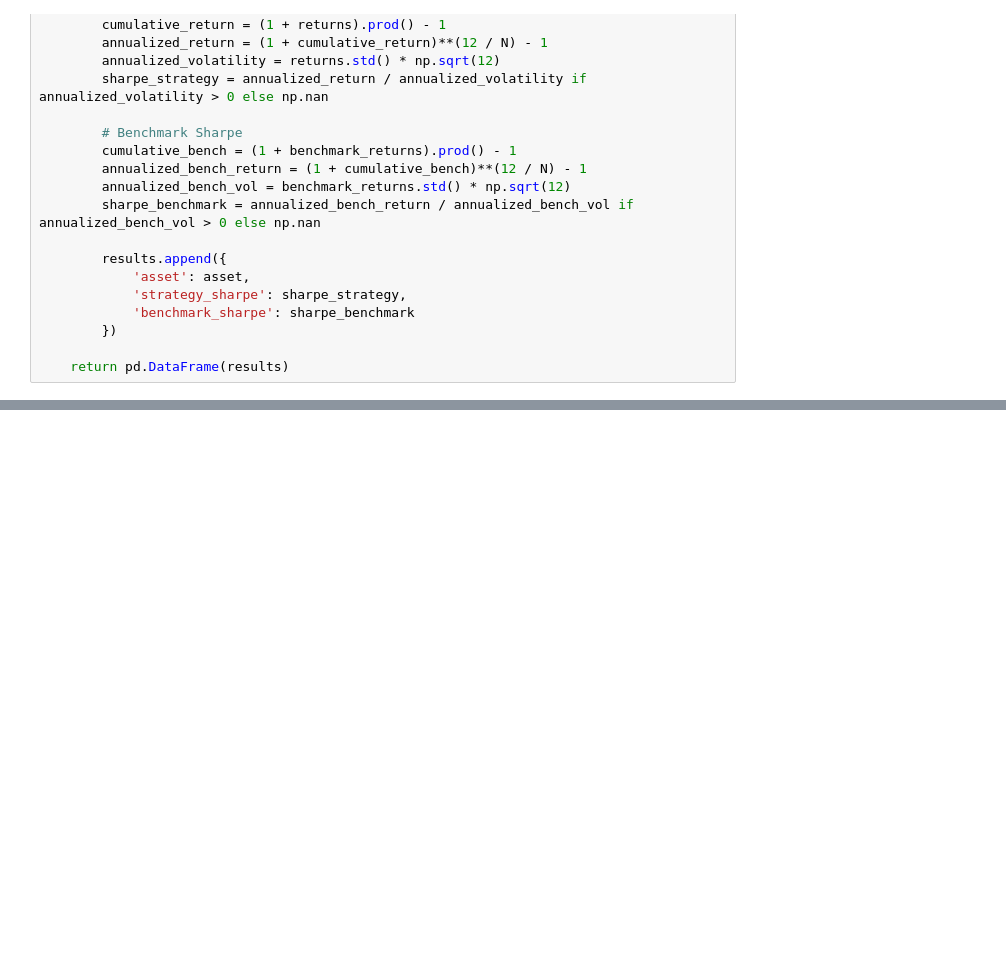
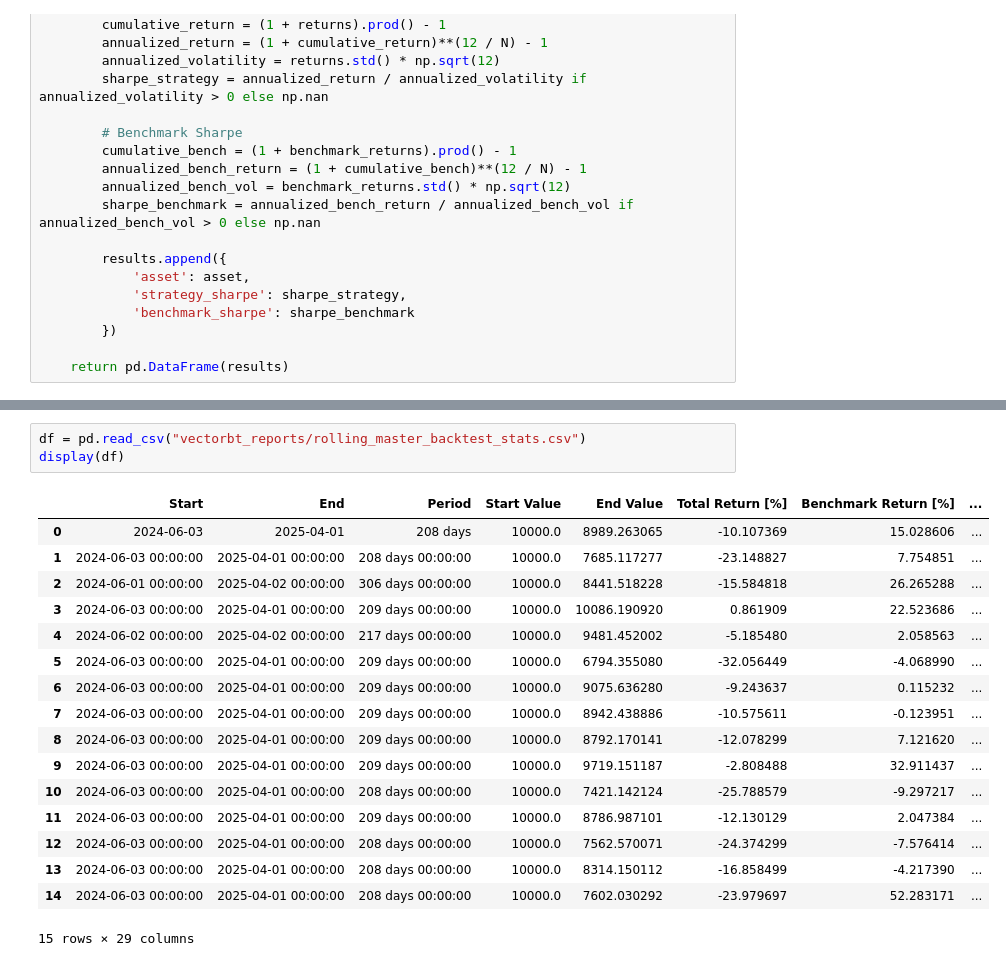
Before and after one commit to fdu11235/REPFS25, a Jupyter notebook: stats_notebook.ipynb, the cells around one changed output, grey strips where cells are left out. Saved outputs shown, nothing was run; the diff lists cells and outputs as text; blank space fills up the shorter version.

```diff
--- a/stats_notebook.ipynb
+++ b/stats_notebook.ipynb
@@ -150,0 +159,21 @@ display(df)
+# %%
+df = pd.read_csv("vectorbt_reports/rolling_master_backtest_stats.csv")
+display(df)
+# %% [output]
+|  | Start | End | Period | Start Value | End Value | Total Return [%] | Benchmark Return [%] | ... |
+| 0 | 2024-06-03 | 2025-04-01 | 208 days | 10000.0 | 8989.263065 | -10.107369 | 15.028606 | ... |
+| 1 | 2024-06-03 00:00:00 | 2025-04-01 00:00:00 | 208 days 00:00:00 | 10000.0 | 7685.117277 | -23.148827 | 7.754851 | ... |
+| 2 | 2024-06-01 00:00:00 | 2025-04-02 00:00:00 | 306 days 00:00:00 | 10000.0 | 8441.518228 | -15.584818 | 26.265288 | ... |
+| 3 | 2024-06-03 00:00:00 | 2025-04-01 00:00:00 | 209 days 00:00:00 | 10000.0 | 10086.190920 | 0.861909 | 22.523686 | ... |
+| 4 | 2024-06-02 00:00:00 | 2025-04-02 00:00:00 | 217 days 00:00:00 | 10000.0 | 9481.452002 | -5.185480 | 2.058563 | ... |
+| 5 | 2024-06-03 00:00:00 | 2025-04-01 00:00:00 | 209 days 00:00:00 | 10000.0 | 6794.355080 | -32.056449 | -4.068990 | ... |
+| 6 | 2024-06-03 00:00:00 | 2025-04-01 00:00:00 | 209 days 00:00:00 | 10000.0 | 9075.636280 | -9.243637 | 0.115232 | ... |
+| 7 | 2024-06-03 00:00:00 | 2025-04-01 00:00:00 | 209 days 00:00:00 | 10000.0 | 8942.438886 | -10.575611 | -0.123951 | ... |
+| 8 | 2024-06-03 00:00:00 | 2025-04-01 00:00:00 | 209 days 00:00:00 | 10000.0 | 8792.170141 | -12.078299 | 7.121620 | ... |
+| 9 | 2024-06-03 00:00:00 | 2025-04-01 00:00:00 | 209 days 00:00:00 | 10000.0 | 9719.151187 | -2.808488 | 32.911437 | ... |
+| 10 | 2024-06-03 00:00:00 | 2025-04-01 00:00:00 | 208 days 00:00:00 | 10000.0 | 7421.142124 | -25.788579 | -9.297217 | ... |
+| 11 | 2024-06-03 00:00:00 | 2025-04-01 00:00:00 | 209 days 00:00:00 | 10000.0 | 8786.987101 | -12.130129 | 2.047384 | ... |
+| 12 | 2024-06-03 00:00:00 | 2025-04-01 00:00:00 | 208 days 00:00:00 | 10000.0 | 7562.570071 | -24.374299 | -7.576414 | ... |
+| 13 | 2024-06-03 00:00:00 | 2025-04-01 00:00:00 | 208 days 00:00:00 | 10000.0 | 8314.150112 | -16.858499 | -4.217390 | ... |
+| 14 | 2024-06-03 00:00:00 | 2025-04-01 00:00:00 | 208 days 00:00:00 | 10000.0 | 7602.030292 | -23.979697 | 52.283171 | ... |
+15 rows × 29 columns
```
Also changed, not shown: parts of 8 cells of this notebook, 8 other files.
